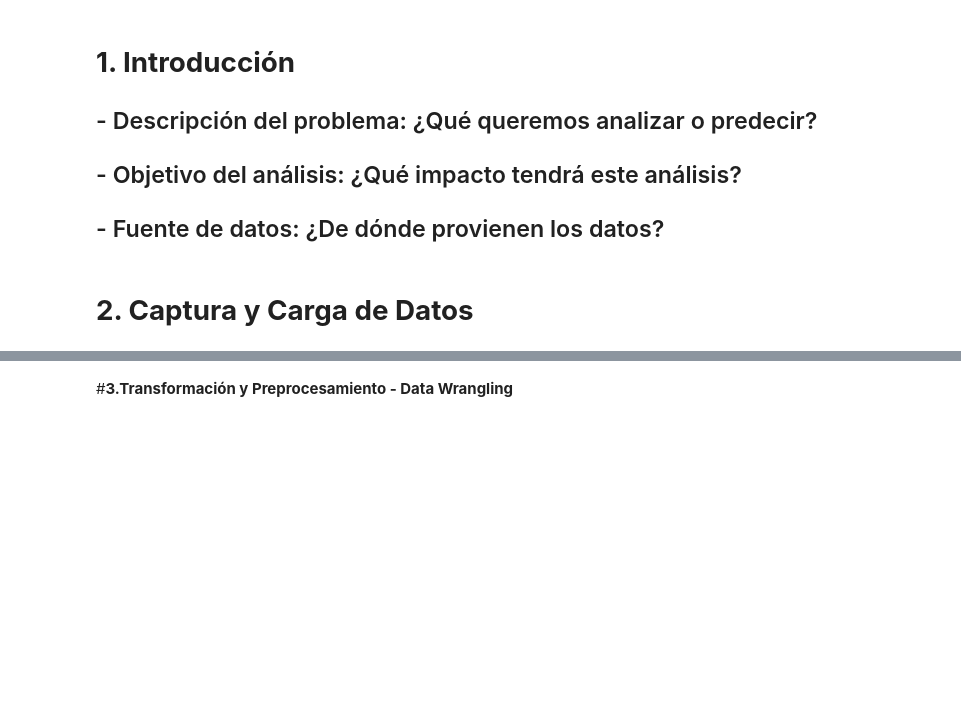
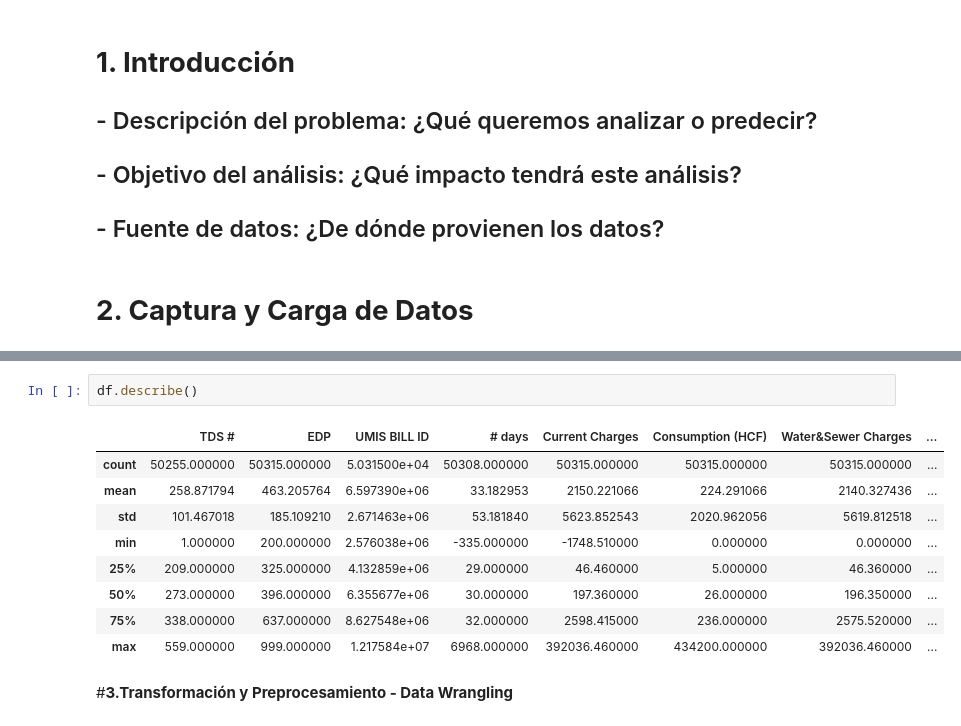
Before and after one commit to jonathanahc/Proyecto, a Jupyter notebook: ProyectoProgADAP_255497.ipynb, the cells around one changed output, grey strips where cells are left out. Cells and saved outputs as stored; diff of their text form; blank space fills up the shorter version.

```diff
--- a/ProyectoProgADAP_255497.ipynb
+++ b/ProyectoProgADAP_255497.ipynb
@@ -31,3 +60,15 @@ print(f"Observaciones: {df.shape[0]}, Variables: {df.shape[1]}")
+# %%
+df.describe()
+# %% [output]
+|  | TDS # | EDP | UMIS BILL ID | # days | Current Charges | Consumption (HCF) | Water&Sewer Charges | ... |
+| count | 50255.000000 | 50315.000000 | 5.031500e+04 | 50308.000000 | 50315.000000 | 50315.000000 | 50315.000000 | ... |
+| mean | 258.871794 | 463.205764 | 6.597390e+06 | 33.182953 | 2150.221066 | 224.291066 | 2140.327436 | ... |
+| std | 101.467018 | 185.109210 | 2.671463e+06 | 53.181840 | 5623.852543 | 2020.962056 | 5619.812518 | ... |
+| min | 1.000000 | 200.000000 | 2.576038e+06 | -335.000000 | -1748.510000 | 0.000000 | 0.000000 | ... |
+| 25% | 209.000000 | 325.000000 | 4.132859e+06 | 29.000000 | 46.460000 | 5.000000 | 46.360000 | ... |
+| 50% | 273.000000 | 396.000000 | 6.355677e+06 | 30.000000 | 197.360000 | 26.000000 | 196.350000 | ... |
+| 75% | 338.000000 | 637.000000 | 8.627548e+06 | 32.000000 | 2598.415000 | 236.000000 | 2575.520000 | ... |
+| max | 559.000000 | 999.000000 | 1.217584e+07 | 6968.000000 | 392036.460000 | 434200.000000 | 392036.460000 | ... |
 # %% [markdown]
 #**3.Transformación y Preprocesamiento - Data Wrangling**
 # %%
```
Also changed, not shown: parts of 7 cells of this notebook.
